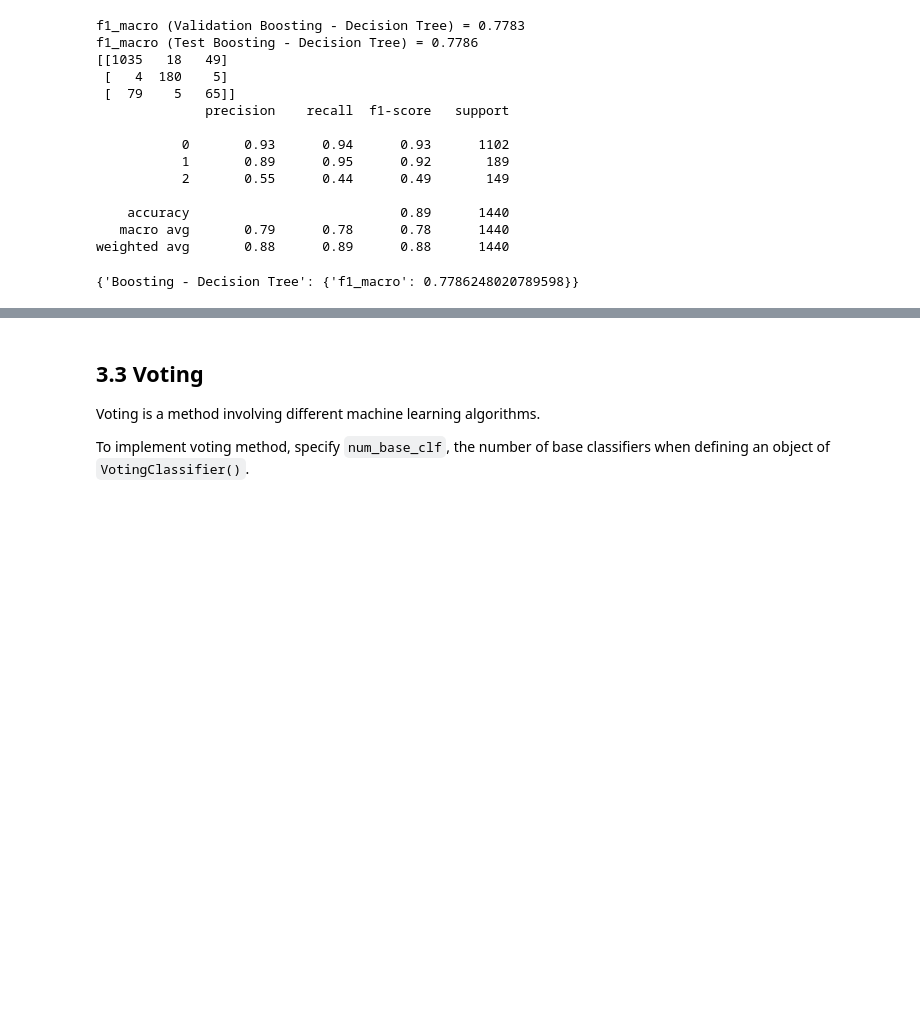
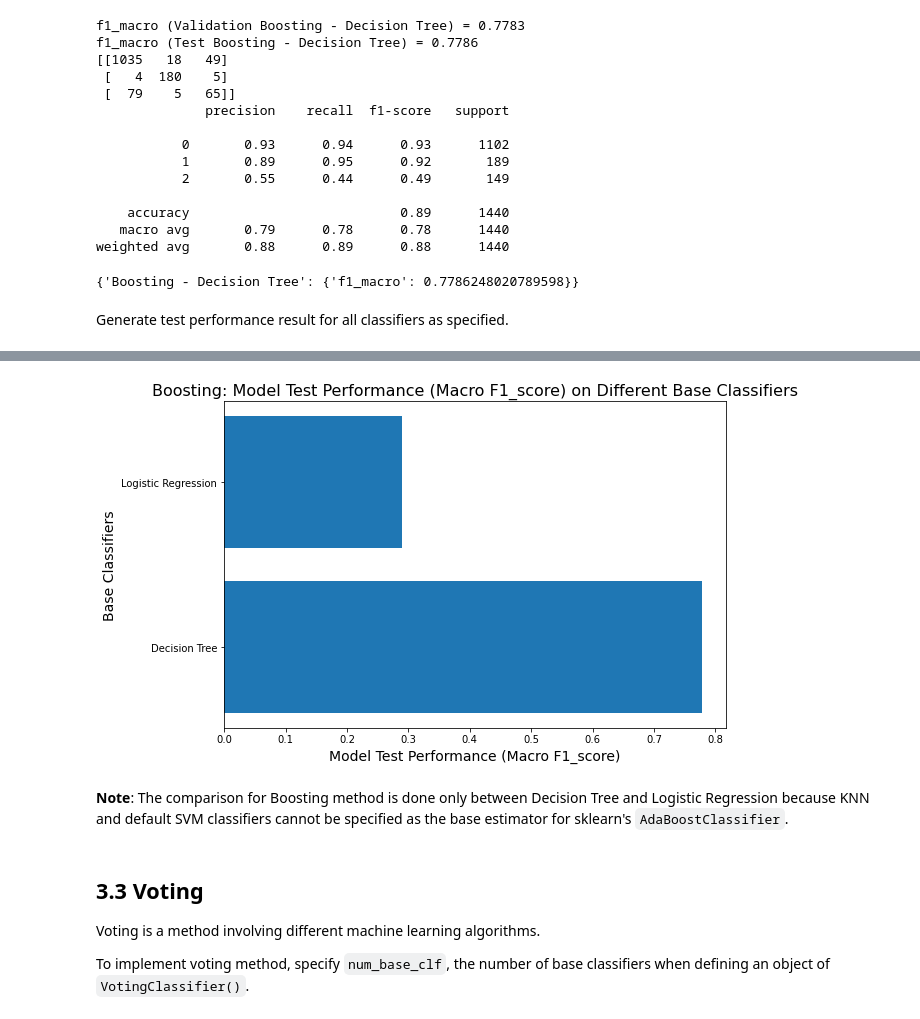
Before and after one commit to yongmenglee/cds503_final_project, a Jupyter notebook: final-merge-v2.ipynb, the cells around one changed output, grey strips where cells are left out. Drawn from its saved outputs; the diff is of its cells as text; code cells hidden in the pictures; blank space fills up the shorter version.

Commit message:
Finalize Jupyter Notebook - fix error.

```diff
--- a/final-merge-v2.ipynb
+++ b/final-merge-v2.ipynb
@@ -1845,3 +1847,71 @@ f1_macro (Test Boosting - Decision Tree) = 0.7786
    macro avg       0.79      0.78      0.78      1440
 weighted avg       0.88      0.89      0.88      1440
 {'Boosting - Decision Tree': {'f1_macro': 0.7786248020789598}}
+# %% [markdown]
+Generate test performance result for all classifiers as specified.
+# %%
+# Compare all classifiers
+list_clf = []
+list_score = []
+
+score_param = "f1_score"
+average_param = "macro"
+
+feature_train = x_train
+feature_test = x_test
+
+# Initialize parameter values of boosting classifier
+boosting_param = dict(n_estimators=100, random_state=0)
+
+# Loop through all classifiers
+# ---
+for i, clf in enumerate(dict_clf_default):
+    print("- {}".format(clf))
+    base = dict_clf_default[clf]
+
+    params = boosting_param.copy()
+    params["base_estimator"] = base
+
+    model_boosting = AdaBoostClassifier(**params)
+
+    estimator = { clf: model_boosting }
+
+    try:
+        score = train_and_evaluate(estimator, x_train, x_test, y_train, y_test)
+
+    except Exception as e:
+        error_class_name = e.__class__.__name__
+        print("{}: {}\n".format(error_class_name, e))
+        continue
+
+    print()
+
+    list_clf.append(clf)
+    list_score = list_score + list(score[clf].values())
+
+
+# Create data frame
+# ---
+data = dict(classifier=list_clf, test_performance=list_score)
+df_performance = pd.DataFrame(data=data)
+
+# # Save and export df_performance to CSV file
+# df_performance.to_csv(r'final_project_performance_boosting.csv', index = False, header = True)
+
+# Plotting
+# ---
+str_x_label = "Model Test Performance ({} {})".format(average_param.capitalize(), score_param.capitalize())
+font_size = 12
+
+plt.figure(figsize=(9, 6))
+plt.barh(list_clf, list_score)
+
+plt.title("Boosting: {} on Different Base Classifiers".format(str_x_label), fontsize=(font_size + 4))
+plt.xlabel(str_x_label, fontsize=(font_size + 2))
+plt.ylabel("Base Classifiers", fontsize=(font_size + 2))
+
+plt.show()
+
+# # Save plot into PNG (optional)
+# plt.savefig("final_project_performance_boosting.png", dpi=300, bbox_inches="tight")
+# %% [output]
@@ -1848,3 +1935,6 @@ weighted avg       0.88      0.89      0.88      1440
+[figure, added]
+# %% [markdown]
+**Note**: The comparison for Boosting method is done only between Decision Tree and Logistic Regression because KNN and default SVM classifiers cannot be specified as the base estimator for sklearn's `AdaBoostClassifier`.
 # %% [markdown]
 ## 3.3 Voting
 
```
Also changed, not shown: parts of 2 cells of this notebook.
